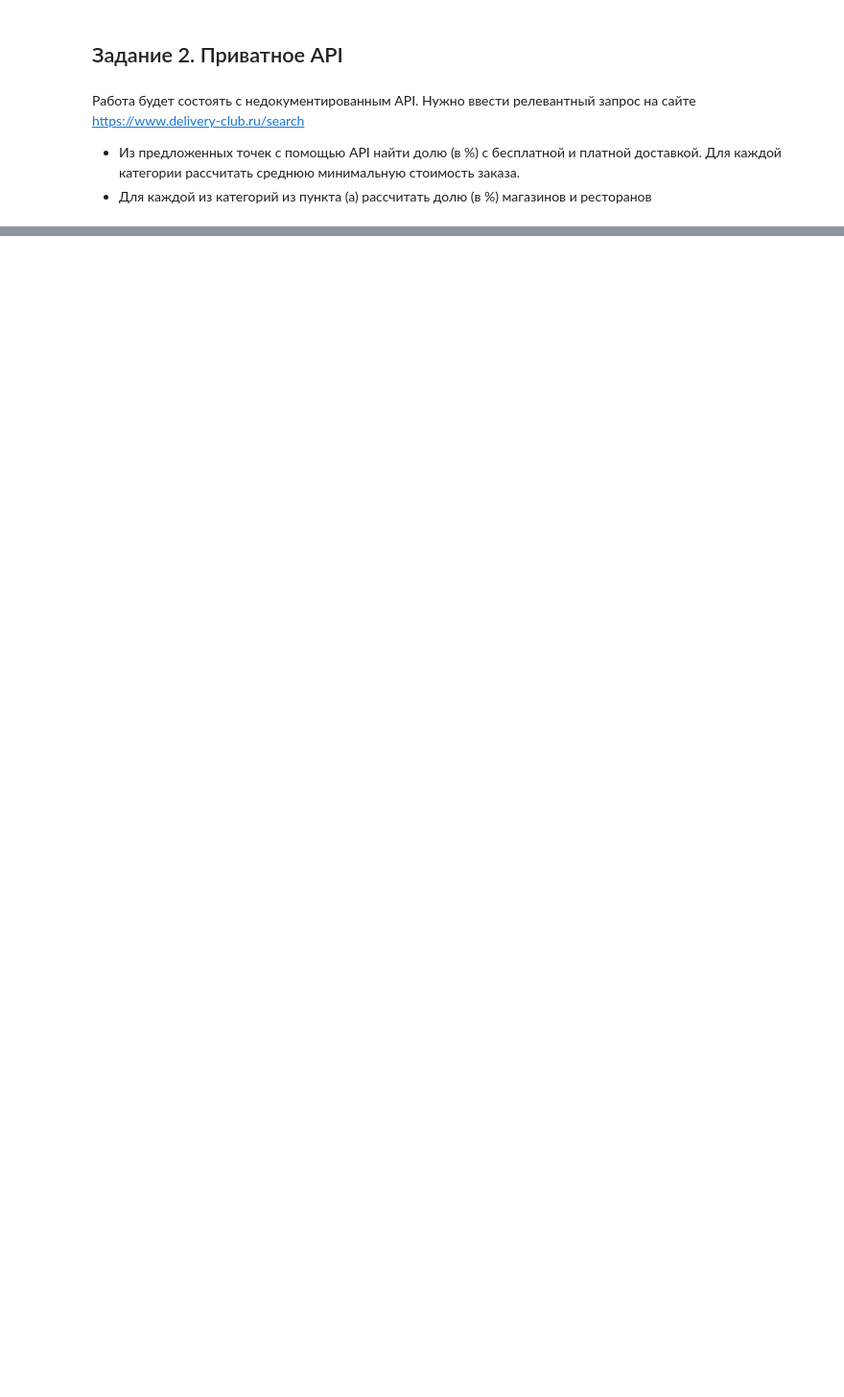
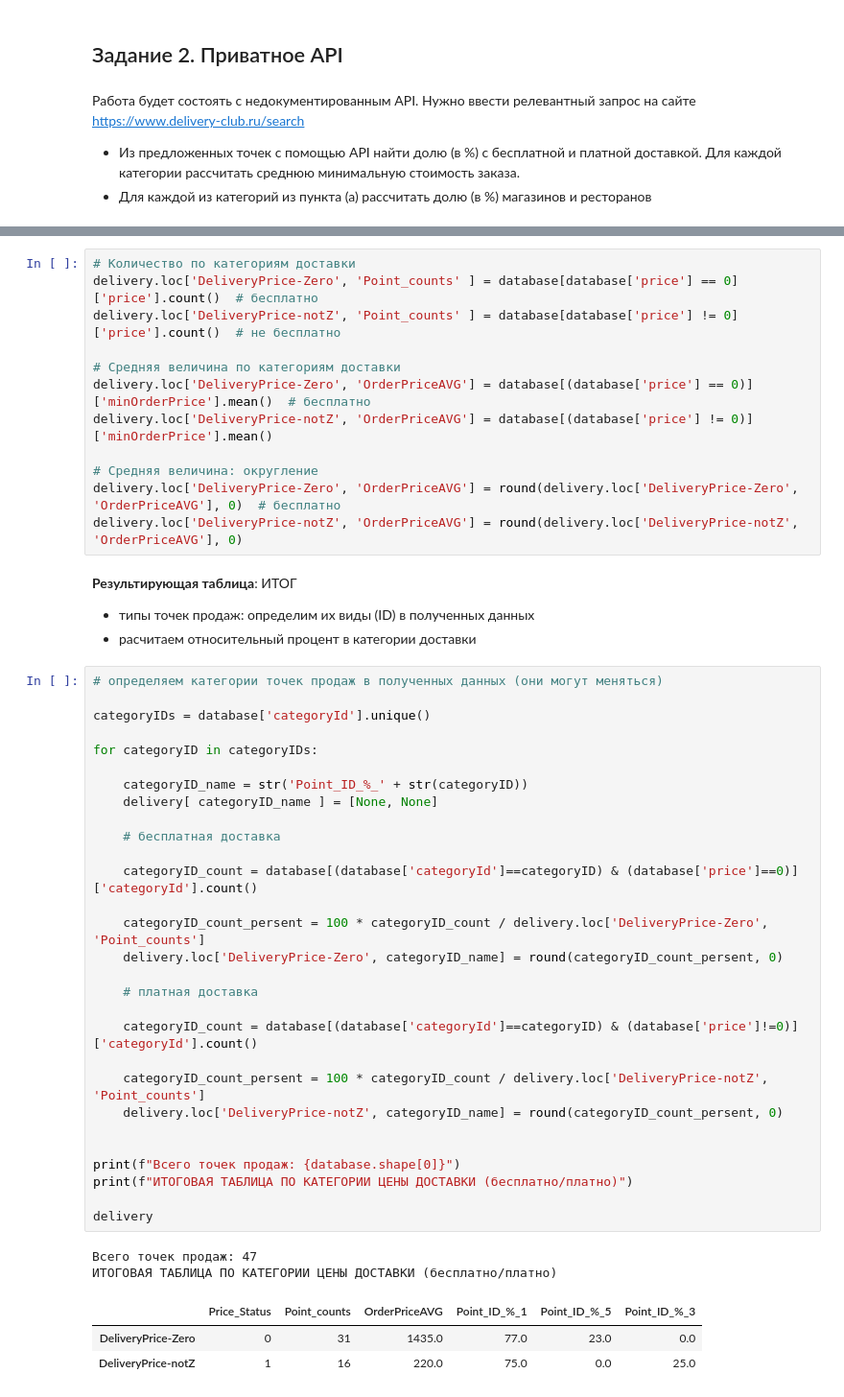
Before and after one commit to Pomidoroff-Tomatoff/gbds-02-01-Data_Get_Internet, a Jupyter notebook: lesson-01/01_hw_API.ipynb, the cells around one changed output, grey strips where cells are left out. Shown: that part at 96% size. Cells and saved outputs as stored; diff of their text form; blank space fills up the shorter version.

```diff
--- a/lesson-01/01_hw_API.ipynb
+++ b/lesson-01/01_hw_API.ipynb
@@ -139,0 +222,51 @@ repo-github
+# %%
+# Количество по категориям доставки
+delivery.loc['DeliveryPrice-Zero', 'Point_counts' ] = database[database['price'] == 0]['price'].count()  # бесплатно
+delivery.loc['DeliveryPrice-notZ', 'Point_counts' ] = database[database['price'] != 0]['price'].count()  # не бесплатно
+
+# Средняя величина по категориям доставки
+delivery.loc['DeliveryPrice-Zero', 'OrderPriceAVG'] = database[(database['price'] == 0)]['minOrderPrice'].mean()  # бесплатно
+delivery.loc['DeliveryPrice-notZ', 'OrderPriceAVG'] = database[(database['price'] != 0)]['minOrderPrice'].mean()
+
+# Средняя величина: округление
+delivery.loc['DeliveryPrice-Zero', 'OrderPriceAVG'] = round(delivery.loc['DeliveryPrice-Zero', 'OrderPriceAVG'], 0)  # бесплатно
+delivery.loc['DeliveryPrice-notZ', 'OrderPriceAVG'] = round(delivery.loc['DeliveryPrice-notZ', 'OrderPriceAVG'], 0)
+# %% [markdown]
+__Результирующая таблица__: ИТОГ
+* типы точек продаж: определим их виды (ID) в полученных данных
+* расчитаем относительный процент в категории доставки
+# %%
+# определяем категории точек продаж в полученных данных (они могут меняться)
+
+categoryIDs = database['categoryId'].unique()
+
+for categoryID in categoryIDs:
+
+    categoryID_name = str('Point_ID_%_' + str(categoryID))
+    delivery[ categoryID_name ] = [None, None]
+
+    # бесплатная доставка
+
+    categoryID_count = database[(database['categoryId']==categoryID) & (database['price']==0)]['categoryId'].count()
+
+    categoryID_count_persent = 100 * categoryID_count / delivery.loc['DeliveryPrice-Zero', 'Point_counts']
+    delivery.loc['DeliveryPrice-Zero', categoryID_name] = round(categoryID_count_persent, 0)
+
+    # платная доставка
+
+    categoryID_count = database[(database['categoryId']==categoryID) & (database['price']!=0)]['categoryId'].count()
+
+    categoryID_count_persent = 100 * categoryID_count / delivery.loc['DeliveryPrice-notZ', 'Point_counts']
+    delivery.loc['DeliveryPrice-notZ', categoryID_name] = round(categoryID_count_persent, 0)
+
+
+print(f"Всего точек продаж: {database.shape[0]}")
+print(f"ИТОГОВАЯ ТАБЛИЦА ПО КАТЕГОРИИ ЦЕНЫ ДОСТАВКИ (бесплатно/платно)")
+
+delivery
+# %% [output]
+Всего точек продаж: 47
+ИТОГОВАЯ ТАБЛИЦА ПО КАТЕГОРИИ ЦЕНЫ ДОСТАВКИ (бесплатно/платно)
+|  | Price_Status | Point_counts | OrderPriceAVG | Point_ID_%_1 | Point_ID_%_5 | Point_ID_%_3 |
+| DeliveryPrice-Zero | 0 | 31 | 1435.0 | 77.0 | 23.0 | 0.0 |
+| DeliveryPrice-notZ | 1 | 16 | 220.0 | 75.0 | 0.0 | 25.0 |
```
Also changed, not shown: parts of 28 cells of this notebook, 2 other files.
